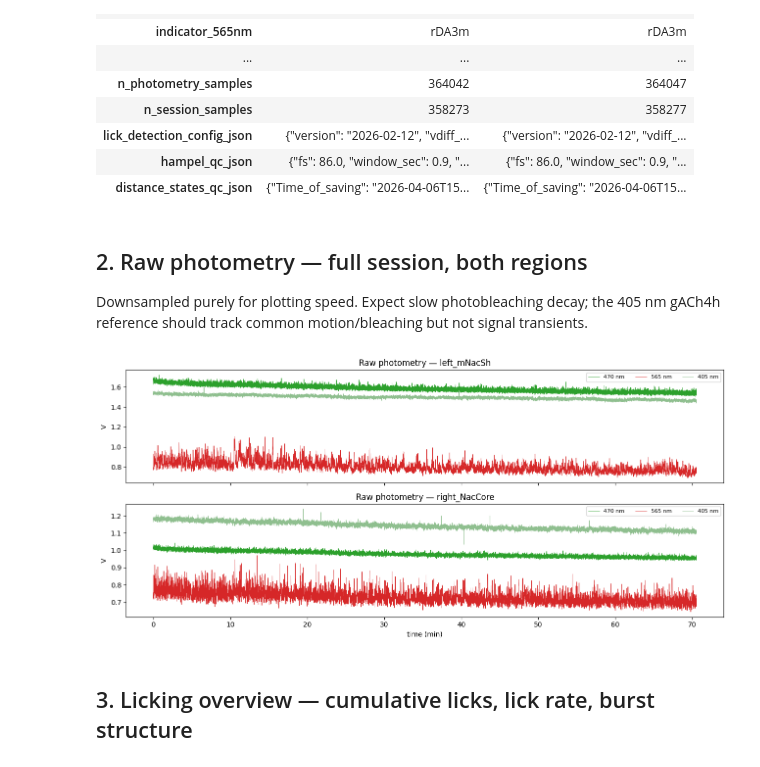
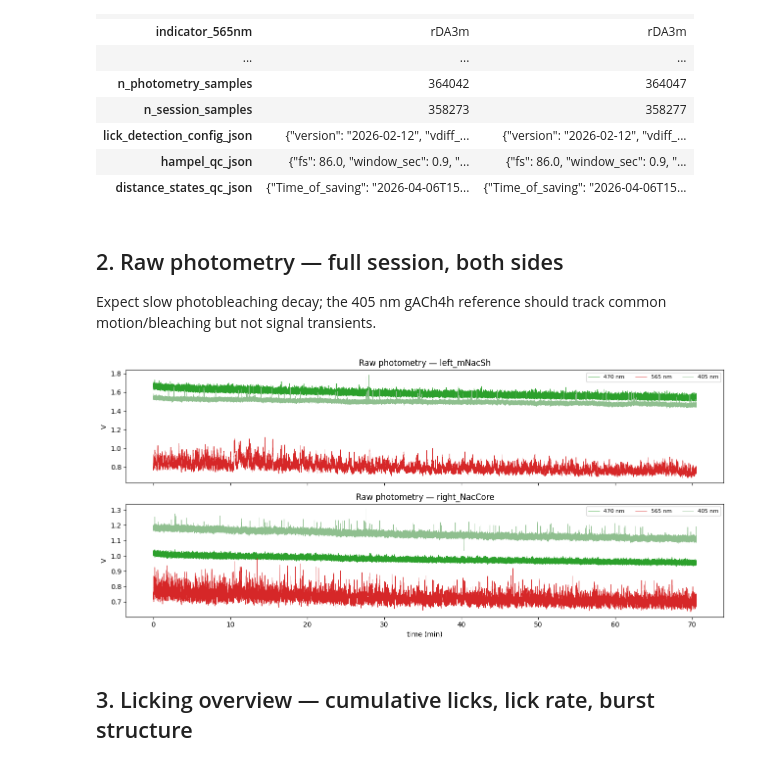
Before and after one commit to calderast/berke_sham_feeding_to_nwb, a Jupyter notebook: verify_nwb.ipynb, the cells around one changed output. Cells and saved outputs as stored; diff of their text form; code cells hidden in the pictures.

```diff
--- a/verify_nwb.ipynb
+++ b/verify_nwb.ipynb
@@ -10,27 +12,28 @@ import matplotlib.pyplot as plt
 from pynwb import NWBHDF5IO
 
 NWB_PATH = "IM1923_SF5-Sucrose_20251106.nwb"
-WL_COLORS = {470: "#2CA02C", 565: "#D62728", 405: "#8FBF8F"}  # green ACh, red DA, desat. 405 reference
+# gACh4h 470 (green), rDA3m 565 (red), 405 reference (desaturated green)
+WAVELENGTH_COLORS = {470: "#2CA02C", 565: "#D62728", 405: "#8FBF8F"}
 
 io = NWBHDF5IO(NWB_PATH, mode="r")
 nwb = io.read()
 
 
-def tvec(ts):
+def time_vector(timeseries):
     """Time vector (seconds) for a TimeSeries, whether it uses rate or explicit timestamps."""
-    if ts.timestamps is not None:
-        return np.asarray(ts.timestamps[:])
-    n = ts.data.shape[0]
-    t0 = ts.starting_time if ts.starting_time is not None else 0.0
-    return t0 + np.arange(n) / ts.rate
+    if timeseries.timestamps is not None:
+        return np.asarray(timeseries.timestamps[:])
+    n_samples = timeseries.data.shape[0]
+    start = timeseries.starting_time if timeseries.starting_time is not None else 0.0
+    return start + np.arange(n_samples) / timeseries.rate
 
 
-# Raw + filtered + hampel photometry and digital sync all live in nwb.acquisition.
+# Photometry (raw/filtered/hampel) and digital sync live in nwb.acquisition; derived behavior in modules.
 behavior = nwb.processing["behavior"]
 dlc = nwb.processing["dlc"]
 
-# Each recording side is named hemisphere+region (e.g. "left_mNacSh") so the same region in
-# both hemispheres stays unique. Read the side labels straight from the metadata table.
+# Each recording side is named hemisphere+region (e.g. "left_mNacSh") so the same region in both
+# hemispheres stays unique. Read the side labels straight from the metadata table.
 SIDES = list(nwb.processing["session_metadata"]["session_side_metadata"].to_dataframe()["side_label"])
 print("sides:", SIDES)
 print(nwb)
@@ -91,24 +95,22 @@ notes:
 | hampel_qc_json | {"fs": 86.0, "window_sec": 0.9, "... | {"fs": 86.0, "window_sec": 0.9, "... |
 | distance_states_qc_json | {"Time_of_saving": "2026-04-06T15... | {"Time_of_saving": "2026-04-06T15... |
 # %% [markdown]
-## 2. Raw photometry — full session, both regions
+## 2. Raw photometry — full session, both sides
 
-Downsampled purely for plotting speed. Expect slow photobleaching decay; the 405 nm gACh4h reference should track common motion/bleaching but not signal transients.
+Expect slow photobleaching decay; the 405 nm gACh4h reference should track common motion/bleaching but not signal transients.
 # %%
-ds = 20  # plot every 20th sample (~4.3 Hz)
 fig, axes = plt.subplots(len(SIDES), 1, figsize=(13, 6), sharex=True)
-for ax, side in zip(axes, SIDES):
-    for wl in (470, 565, 405):
-        ts = nwb.acquisition[f"raw_{wl}_{side}"]
-        t = tvec(ts)[::ds]
-        ax.plot(t / 60, ts.data[::ds], color=WL_COLORS[wl], lw=0.6, label=f"{wl} nm")
-    ax.set_title(f"Raw photometry — {side}")
-    ax.set_ylabel("V")
+for ax, side_label in zip(axes, SIDES):
+    for wavelength in (470, 565, 405):
+        photometry = nwb.acquisition[f"raw_{wavelength}_{side_label}"]
+        ax.plot(time_vector(photometry) / 60, photometry.data[:],
+                color=WAVELENGTH_COLORS[wavelength], lw=0.6, label=f"{wavelength} nm")
+    ax.set_title(f"Raw photometry — {side_label}"); ax.set_ylabel("V")
     ax.legend(loc="upper right", ncol=3, fontsize=8)
 axes[-1].set_xlabel("time (min)")
 fig.tight_layout()
 # %% [output]
-[figure, old version]
+[figure, new version]
 # %% [markdown]
 ## 3. Licking overview — cumulative licks, lick rate, burst structure
 # %%
```
Also changed, not shown: parts of 11 cells of this notebook.
